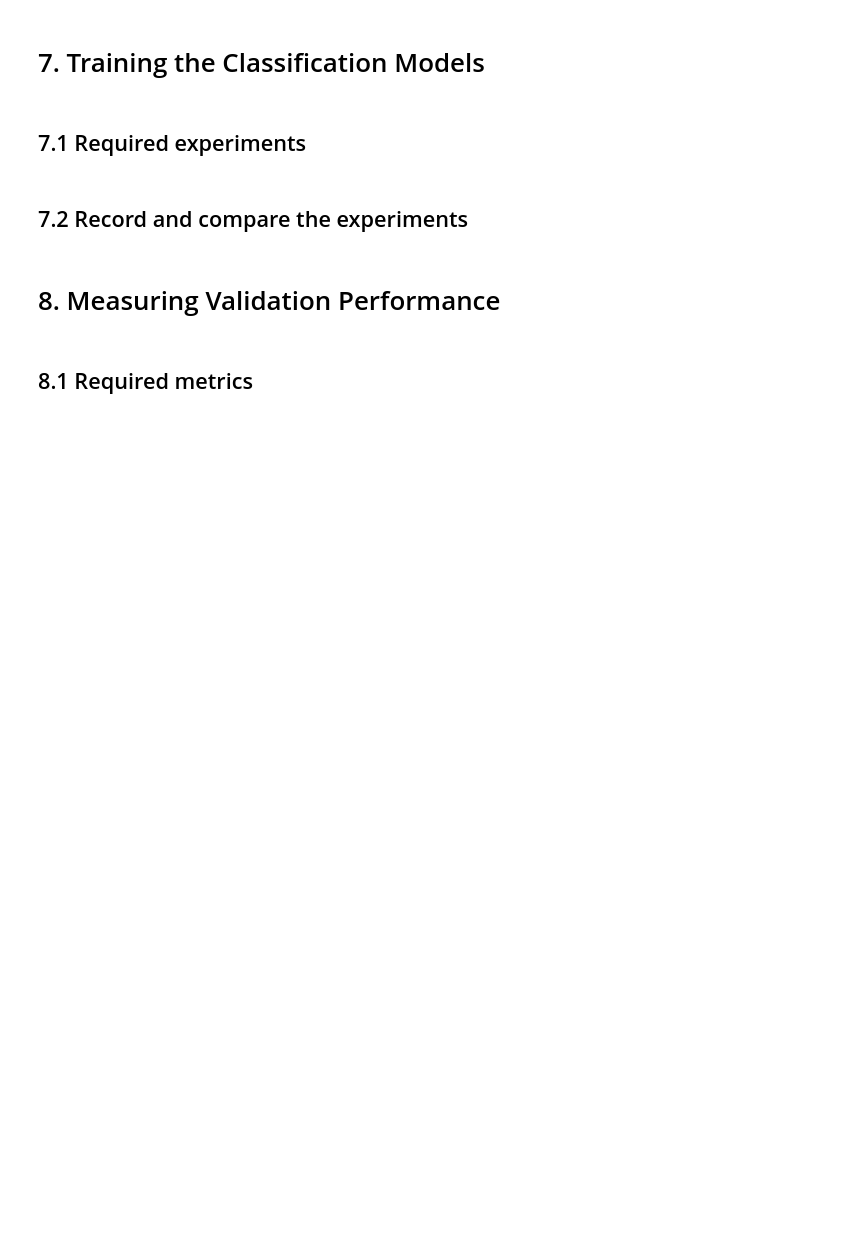
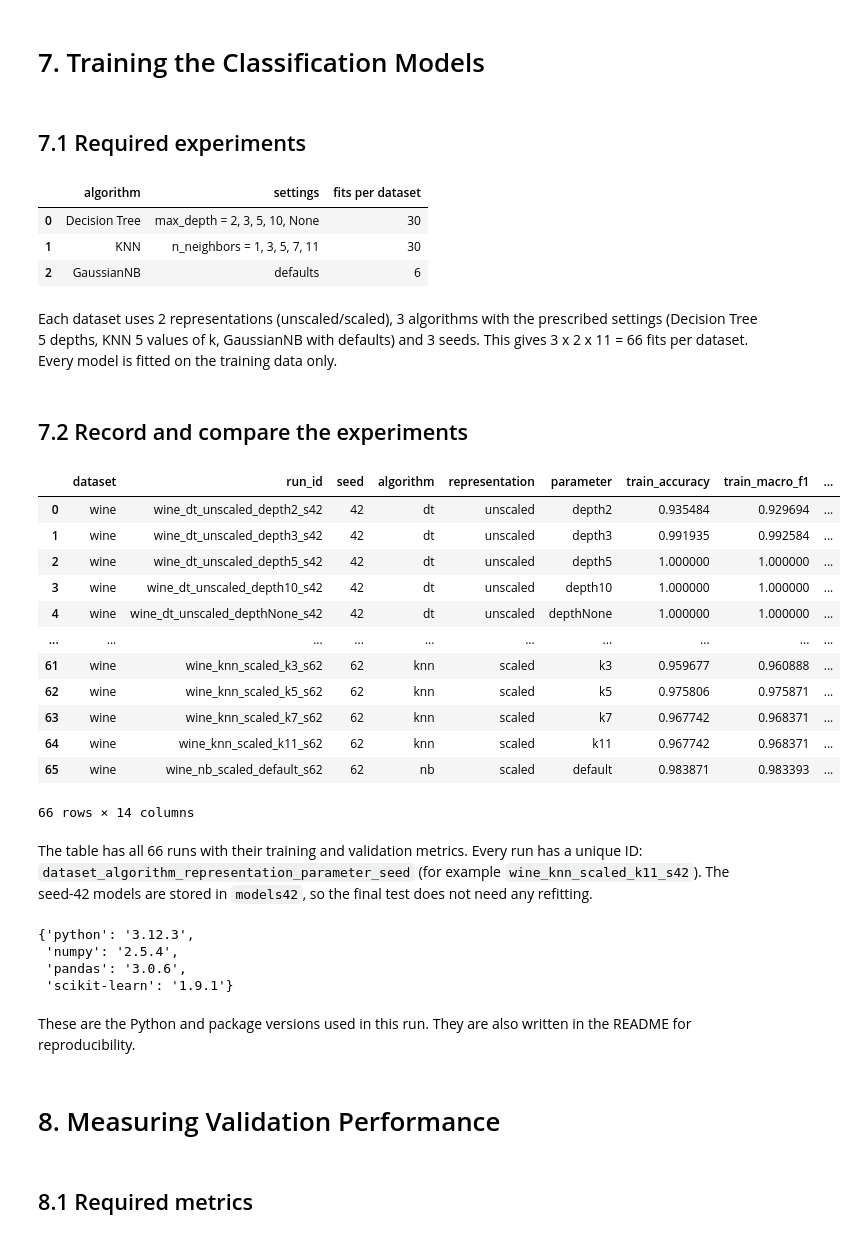
Before and after one commit to akYavuz/ml-project, a Jupyter notebook: notebooks/wine.ipynb, the cells around one changed output. Saved outputs shown, nothing was run; the diff lists cells and outputs as text; code cells hidden in the pictures; blank space fills up the shorter version.

```diff
--- a/notebooks/wine.ipynb
+++ b/notebooks/wine.ipynb
@@ -48,2 +300,9 @@ y = pd.Series(data.target, name="target")
 # %% [markdown]
 # 6. Preparing the Two Data Representations
+# %%
+for seed in h.SEEDS:
+    split = splits[seed]
+    print(seed,
+          "train:", split["X_train"].shape, split["X_train_scaled"].shape,
+          "| same train rows:", split["X_train"].index.equals(split["X_train_scaled"].index),
+          "| same val rows:", split["X_val"].index.equals(split["X_val_scaled"].index))
@@ -52,7 +358,72 @@ y = pd.Series(data.target, name="target")
 # %% [markdown]
 ## 7.1 Required experiments
+# %%
+pd.DataFrame({"algorithm": ["Decision Tree", "KNN", "GaussianNB"],
+              "settings": ["max_depth = 2, 3, 5, 10, None", "n_neighbors = 1, 3, 5, 7, 11", "defaults"],
+              "fits per dataset": [30, 30, 6]})
+# %% [output]
+|  | algorithm | settings | fits per dataset |
+| 0 | Decision Tree | max_depth = 2, 3, 5, 10, None | 30 |
+| 1 | KNN | n_neighbors = 1, 3, 5, 7, 11 | 30 |
+| 2 | GaussianNB | defaults | 6 |
+# %% [markdown]
+Each dataset uses 2 representations (unscaled/scaled), 3 algorithms with the prescribed settings (Decision Tree 5 depths, KNN 5 values of k, GaussianNB with defaults) and 3 seeds. This gives 3 x 2 x 11 = 66 fits per dataset. Every model is fitted on the training data only.
 # %% [markdown]
 ## 7.2 Record and compare the experiments
+# %%
+# Runs the 22 configurations (2 representations x 11 settings) for ONE seed
+def run_one_seed(seed, split):
+    rows = []
+    models = {}
+    for representation in ["unscaled", "scaled"]:
+        if representation == "scaled":
+            X_train, X_val = split["X_train_scaled"], split["X_val_scaled"]
+        else:
+            X_train, X_val = split["X_train"], split["X_val"]
+        for algorithm, parameter, model in h.get_configs(seed):
+            result = run_one_model(model, X_train, split["y_train"], X_val, split["y_val"])
+            run_id = f"{DATASET}_{algorithm}_{representation}_{parameter}_s{seed}"   # assignment 7.2
+            rows.append({"dataset": DATASET, "run_id": run_id, "seed": seed,
+                         "algorithm": algorithm, "representation": representation,
+                         "parameter": parameter, **result})
+            models[run_id] = model
+    return rows, models
+
+
+all_rows = []
+models42 = {}
+for seed in h.SEEDS:
+    rows, models = run_one_seed(seed, splits[seed])
+    all_rows += rows
+    if seed == 42:
+        models42 = models
+runs = pd.DataFrame(all_rows)
+runs
+# %% [output]
+|  | dataset | run_id | seed | algorithm | representation | parameter | train_accuracy | train_macro_f1 | ... |
+| 0 | wine | wine_dt_unscaled_depth2_s42 | 42 | dt | unscaled | depth2 | 0.935484 | 0.929694 | ... |
+| 1 | wine | wine_dt_unscaled_depth3_s42 | 42 | dt | unscaled | depth3 | 0.991935 | 0.992584 | ... |
+| 2 | wine | wine_dt_unscaled_depth5_s42 | 42 | dt | unscaled | depth5 | 1.000000 | 1.000000 | ... |
+| 3 | wine | wine_dt_unscaled_depth10_s42 | 42 | dt | unscaled | depth10 | 1.000000 | 1.000000 | ... |
+| 4 | wine | wine_dt_unscaled_depthNone_s42 | 42 | dt | unscaled | depthNone | 1.000000 | 1.000000 | ... |
+| ... | ... | ... | ... | ... | ... | ... | ... | ... | ... |
+| 61 | wine | wine_knn_scaled_k3_s62 | 62 | knn | scaled | k3 | 0.959677 | 0.960888 | ... |
+| 62 | wine | wine_knn_scaled_k5_s62 | 62 | knn | scaled | k5 | 0.975806 | 0.975871 | ... |
+| 63 | wine | wine_knn_scaled_k7_s62 | 62 | knn | scaled | k7 | 0.967742 | 0.968371 | ... |
+| 64 | wine | wine_knn_scaled_k11_s62 | 62 | knn | scaled | k11 | 0.967742 | 0.968371 | ... |
+| 65 | wine | wine_nb_scaled_default_s62 | 62 | nb | scaled | default | 0.983871 | 0.983393 | ... |
+66 rows × 14 columns
+# %% [markdown]
+The table has all 66 runs with their training and validation metrics. Every run has a unique ID: `dataset_algorithm_representation_parameter_seed` (for example `wine_knn_scaled_k11_s42`). The seed-42 models are stored in `models42`, so the final test does not need any refitting.
+# %%
+h.get_versions()
+# %% [output]
+{'python': '3.12.3',
+ 'numpy': '2.5.4',
+ 'pandas': '3.0.6',
+ 'scikit-learn': '1.9.1'}
+# %% [markdown]
+These are the Python and package versions used in this run. They are also written in the README for reproducibility.
 # %% [markdown]
 # 8. Measuring Validation Performance
 # %% [markdown]
```
Also changed, not shown: parts of 53 cells of this notebook, 22 other files.
